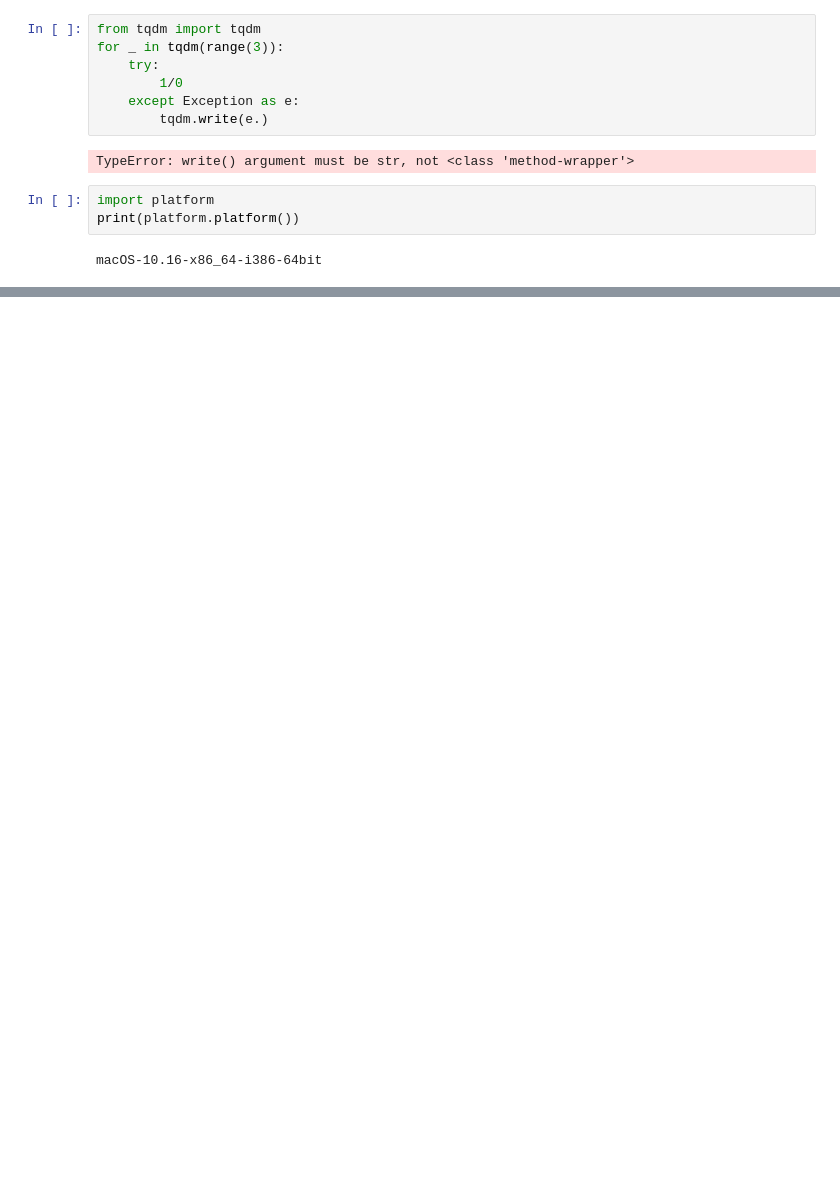
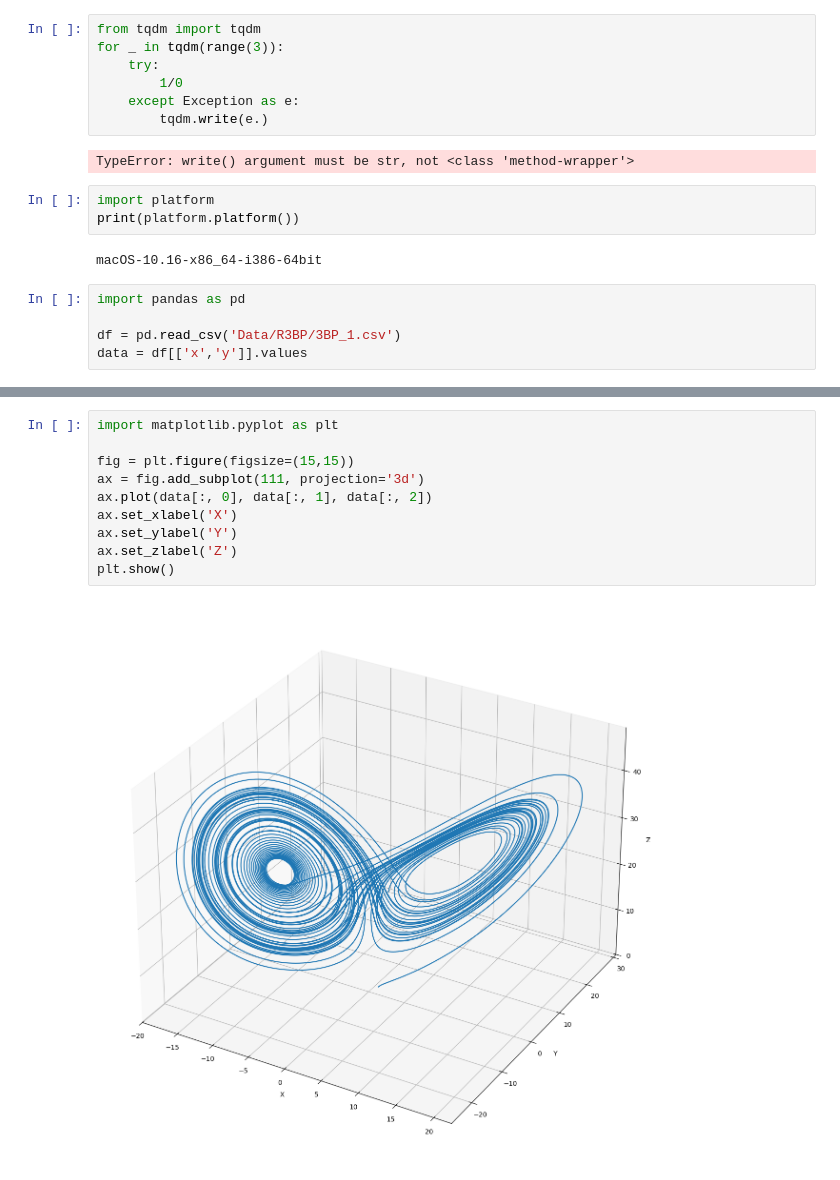
Before and after one commit to michelebanfi/chaotic-time-series-prediction, a Jupyter notebook: test.ipynb, the cells around one changed output, grey strips where cells are left out. Drawn from its saved outputs; the diff is of its cells as text; blank space fills up the shorter version.

```diff
--- a/test.ipynb
+++ b/test.ipynb
@@ -12,3 +12,8 @@ import platform
 print(platform.platform())
 # %% [output]
 macOS-10.16-x86_64-i386-64bit
+# %%
+import pandas as pd
+
+df = pd.read_csv('Data/R3BP/3BP_1.csv')
+data = df[['x','y']].values
@@ -14,0 +48,12 @@ macOS-10.16-x86_64-i386-64bit
+# %%
+import matplotlib.pyplot as plt
+
+fig = plt.figure(figsize=(15,15))
+ax = fig.add_subplot(111, projection='3d')
+ax.plot(data[:, 0], data[:, 1], data[:, 2])
+ax.set_xlabel('X')
+ax.set_ylabel('Y')
+ax.set_zlabel('Z')
+plt.show()
+# %% [output]
+[figure, added]
```
Also changed, not shown: parts of 6 cells of this notebook, 57 other files.
